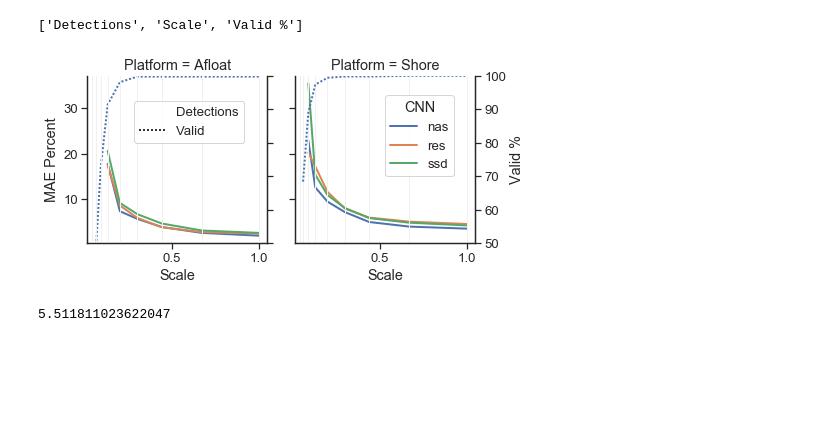
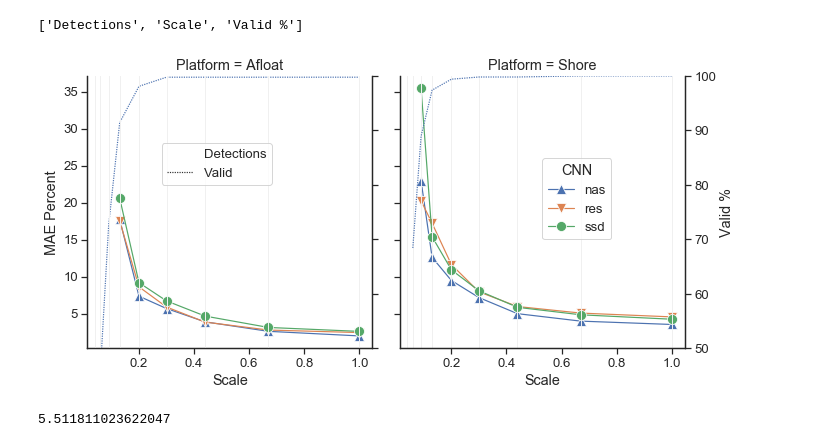
Before and after one commit to gmonkman/python, a Jupyter notebook: jupyter/mv_graph_scale.ipynb, the cells around one changed output. Cells and saved outputs as stored; diff of their text form; code cells hidden in the pictures; blank space fills up the shorter version.

```diff
--- a/jupyter/mv_graph_scale.ipynb
+++ b/jupyter/mv_graph_scale.ipynb
@@ -11,14 +11,14 @@ from dblib import mssql
 
 
 INCH = 2.54
-
+COL2INCHES = 7.48031
 sns.set()
 
 #gey = ["#FFFFFF", "#999999", "#666666", "#333333", "#000000"]
 #grey = ["#FFFFFF", "#111111"]
-#sns.set_palette(sns.color_palette("cubehelix", 8))
 
-sns.set(font="Times New Roman", font_scale=1.2, rc={"lines.linewidth": 2})
+sns.set_palette(sns.color_palette("colorblind"))
+sns.set(font="Times New Roman", font_scale=1.2, rc={"lines.linewidth": 1.2})
 sns.set_style('ticks') #rc={'axes.grid':True}
 
 def cm2inch1(v):
@@ -56,6 +56,8 @@ def getheight(width, aspect, width_is_cm=True):
     else:
         w_inch = width / INCH if width_is_cm else width
     return w_inch / aspect
+
+print{'*OK*'}
 # %%
 sql="select Platform ,CNN ,Scale ,abs(error_perc) as [MAE Percent] from v_mv_imgscales_all where not error is null"
 with mssql.Conn('imagedb', '(local)') as cnn:
@@ -86,7 +88,7 @@ list(df_shore)
 H = getheight(width=FigWidths.single_col, aspect=2)
 #print(H)
 #H=H*2
-H = 3.543
+H = 5
 aspect = 1.5
 all_xticks = [0.04,0.06,0.09,0.13,0.2,0.3,0.44,0.67,1]
 
@@ -95,10 +97,12 @@ all_xticks = [0.04,0.06,0.09,0.13,0.2,0.3,0.44,0.67,1]
 color = ['0.5', 'b', 'g']
 #d = {'color': color , 'ls' : ["None", "None", "None"]}
 
-g = sns.FacetGrid(df, col='Platform', height=H, aspect=1, hue='CNN', hue_kws={'markers':['+','o','-']}) #, hue_kws=d
-g.map(sns.lineplot, 'Scale', 'MAE Percent', ci=None, markers=True)
+g = sns.FacetGrid(df, col='Platform', height=H, aspect=1, hue='CNN',
+                  hue_kws={'marker':['^', 'v', 'o'], 'markersize':[10,10,10]})
 
+g.map(sns.lineplot, 'Scale', 'MAE Percent', ci=None)
 
+#hue_kws=dict(marker=['^', 'v', '+'])
 plt.legend(loc=(0.5,0.4), title='CNN')
 axAfloat = g.axes[0,0]
 axShore = g.axes[0,1]
@@ -111,34 +115,34 @@ labels = [item.get_text() for item in axAfloat1.get_yticklabels()]
 empty_string_labels = ['']*len(labels)
 axAfloat1.set_yticklabels(empty_string_labels)
 axAfloat1.yaxis.label.set_visible(False)
 
 plt.legend(loc=(0.26,0.6), title='')
 
 #SHORE1
 axShore1 = axShore.twinx()
 sns.lineplot(x="Scale", y="Valid %", style="Detections", data=df_shore, ax=axShore1, dashes={'Valid':(1,1)})
 axShore1.set_ylim(50, 100)
 for v in all_xticks:
     axAfloat1.axvline(x=v, aa=False, color='#F0F0F0', linewidth=0.5)
 
 for v in all_xticks:
     axShore.axvline(x=v, aa=False, color='#F0F0F0', linewidth=0.5)
 #axAfloat1.get_yaxis().set_ticks([])
 
 
 
 axShore1.legend_.remove()
 plt.tight_layout()
 sns.despine(top=True, right=False)
 
 
 
 
 plt.savefig('C:/Users/Graham Monkman/OneDrive/Documents/PHD/My Papers/Fiducial_machine_vision_estimates/images/scale_and_det.eps', dpi=500)
 plt.savefig('C:/Users/Graham Monkman/OneDrive/Documents/PHD/My Papers/Fiducial_machine_vision_estimates/images/scale_and_det.jpg')
 folder_open('C:/Users/Graham Monkman/OneDrive/Documents/PHD/My Papers/Fiducial_machine_vision_estimates/images')
 # %% [output]
-[figure, old version]
+[figure, new version]
 # %%
 getheight(width=FigWidths.one_and_a_half_col, aspect=1)
 # %% [output]
```
Also changed, not shown: 13 other files.
